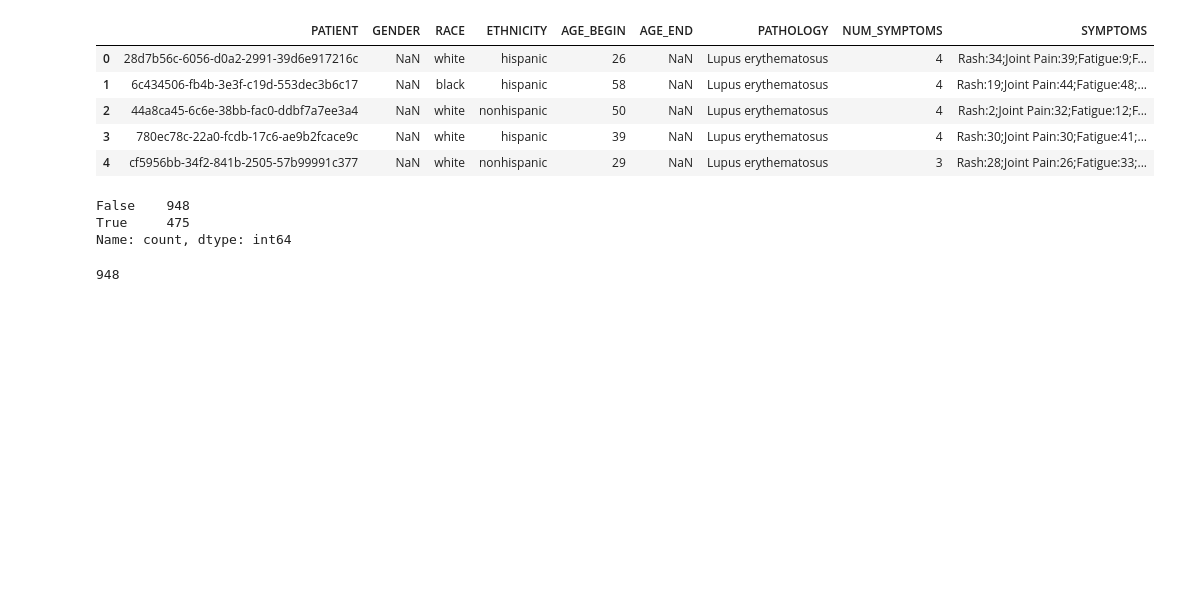
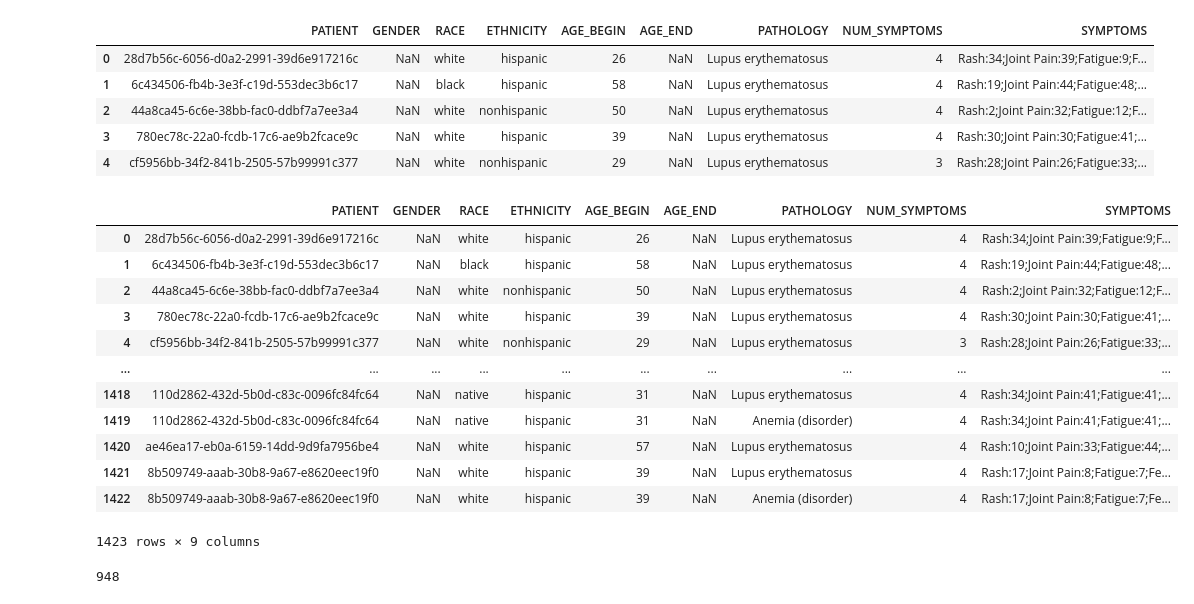
Before and after one commit to ABHISHEKBANKAWAT/Data_Engineering_Task, a Jupyter notebook: Step 1- Data_Assessment/Dataset_EDA.ipynb, the cells around one changed output. Cells and saved outputs as stored; diff of their text form; code cells hidden in the pictures; blank space fills up the shorter version.

```diff
--- a/Step 1- Data_Assessment/Dataset_EDA.ipynb
+++ b/Step 1- Data_Assessment/Dataset_EDA.ipynb
@@ -358,11 +361,22 @@ symptoms.head()
 | 4 | cf5956bb-34f2-841b-2505-57b99991c377 | NaN | white | nonhispanic | 29 | NaN | Lupus erythematosus | 3 | Rash:28;Joint Pain:26;Fatigue:33;... |
 # %%
 #symptoms.duplicated()
-symptoms.duplicated(subset=['PATIENT']).value_counts()
+#symptoms.duplicated(subset=['PATIENT'])
+symptoms.groupby(by=['PATIENT'],axis=0).head()
 # %% [output]
+|  | PATIENT | GENDER | RACE | ETHNICITY | AGE_BEGIN | AGE_END | PATHOLOGY | NUM_SYMPTOMS | SYMPTOMS |
+| 0 | 28d7b56c-6056-d0a2-2991-39d6e917216c | NaN | white | hispanic | 26 | NaN | Lupus erythematosus | 4 | Rash:34;Joint Pain:39;Fatigue:9;F... |
+| 1 | 6c434506-fb4b-3e3f-c19d-553dec3b6c17 | NaN | black | hispanic | 58 | NaN | Lupus erythematosus | 4 | Rash:19;Joint Pain:44;Fatigue:48;... |
+| 2 | 44a8ca45-6c6e-38bb-fac0-ddbf7a7ee3a4 | NaN | white | nonhispanic | 50 | NaN | Lupus erythematosus | 4 | Rash:2;Joint Pain:32;Fatigue:12;F... |
+| 3 | 780ec78c-22a0-fcdb-17c6-ae9b2fcace9c | NaN | white | hispanic | 39 | NaN | Lupus erythematosus | 4 | Rash:30;Joint Pain:30;Fatigue:41;... |
+| 4 | cf5956bb-34f2-841b-2505-57b99991c377 | NaN | white | nonhispanic | 29 | NaN | Lupus erythematosus | 3 | Rash:28;Joint Pain:26;Fatigue:33;... |
+| ... | ... | ... | ... | ... | ... | ... | ... | ... | ... |
+| 1418 | 110d2862-432d-5b0d-c83c-0096fc84fc64 | NaN | native | hispanic | 31 | NaN | Lupus erythematosus | 4 | Rash:34;Joint Pain:41;Fatigue:41;... |
+| 1419 | 110d2862-432d-5b0d-c83c-0096fc84fc64 | NaN | native | hispanic | 31 | NaN | Anemia (disorder) | 4 | Rash:34;Joint Pain:41;Fatigue:41;... |
+| 1420 | ae46ea17-eb0a-6159-14dd-9d9fa7956be4 | NaN | white | hispanic | 57 | NaN | Lupus erythematosus | 4 | Rash:10;Joint Pain:33;Fatigue:44;... |
+| 1421 | 8b509749-aaab-30b8-9a67-e8620eec19f0 | NaN | white | hispanic | 39 | NaN | Lupus erythematosus | 4 | Rash:17;Joint Pain:8;Fatigue:7;Fe... |
+| 1422 | 8b509749-aaab-30b8-9a67-e8620eec19f0 | NaN | white | hispanic | 39 | NaN | Anemia (disorder) | 4 | Rash:17;Joint Pain:8;Fatigue:7;Fe... |
-False    948
-True     475
-Name: count, dtype: int64
+1423 rows × 9 columns
 # %%
 len(pd.unique(symptoms['PATIENT']))
 # %% [output]
```
Also changed, not shown: parts of 5 cells of this notebook, 3 other files.
